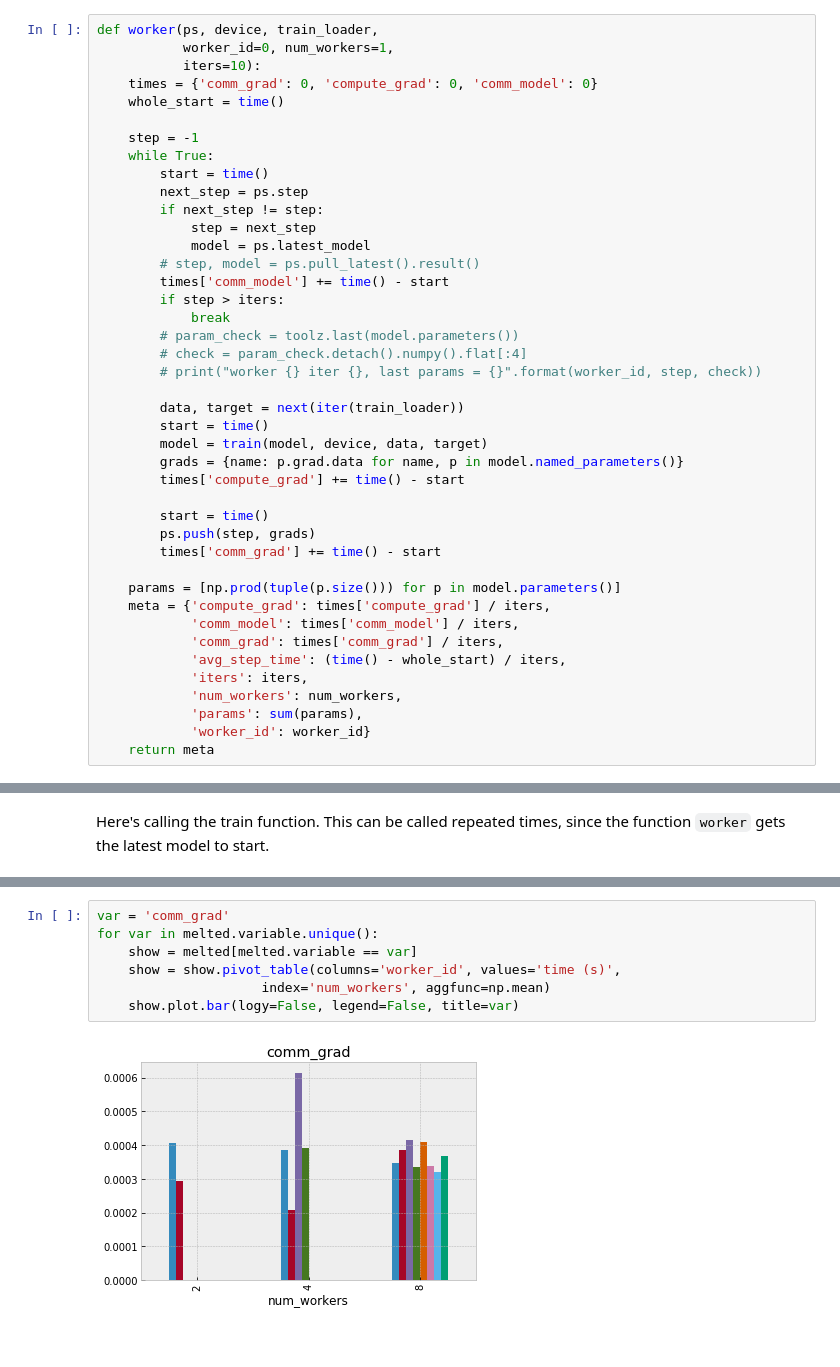
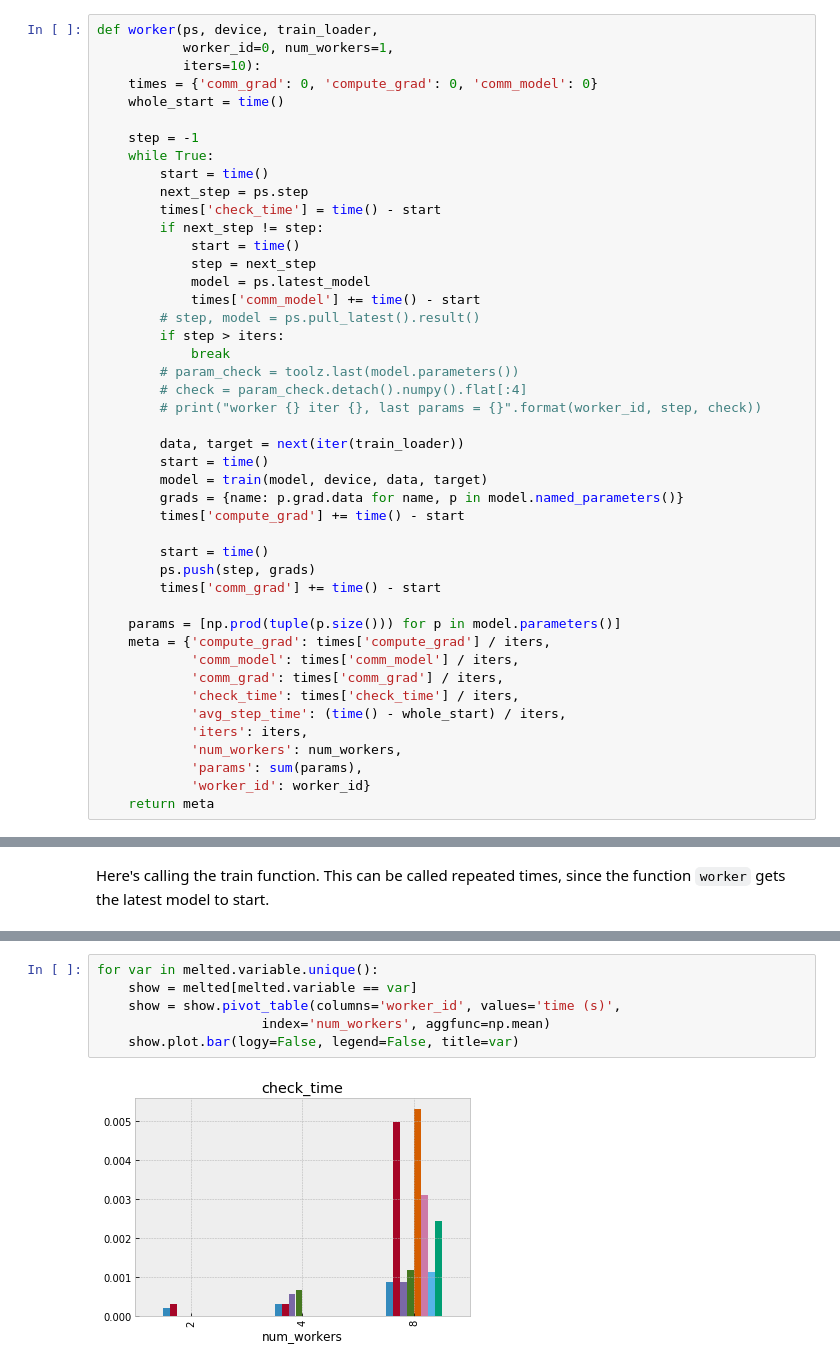
Before and after one commit to stsievert/dask-ps, a Jupyter notebook: Centralized-PS.ipynb, the cells around one changed output, grey strips where cells are left out. Cells and saved outputs as stored; diff of their text form.

```diff
--- a/Centralized-PS.ipynb
+++ b/Centralized-PS.ipynb
@@ -103,11 +103,13 @@ def worker(ps, device, train_loader,
     while True:
         start = time()
         next_step = ps.step
+        times['check_time'] = time() - start
         if next_step != step:
+            start = time()
             step = next_step
             model = ps.latest_model
+            times['comm_model'] += time() - start
         # step, model = ps.pull_latest().result()
-        times['comm_model'] += time() - start
         if step > iters:
             break
         # param_check = toolz.last(model.parameters())
@@ -128,6 +130,7 @@ def worker(ps, device, train_loader,
     meta = {'compute_grad': times['compute_grad'] / iters,
             'comm_model': times['comm_model'] / iters,
             'comm_grad': times['comm_grad'] / iters,
+            'check_time': times['check_time'] / iters,
             'avg_step_time': (time() - whole_start) / iters,
             'iters': iters,
             'num_workers': num_workers,
@@ -199,9 +202,8 @@ melted.head()
 # %%
-var = 'comm_grad'
 for var in melted.variable.unique():
     show = melted[melted.variable == var]
     show = show.pivot_table(columns='worker_id', values='time (s)',
                      index='num_workers', aggfunc=np.mean)
     show.plot.bar(logy=False, legend=False, title=var)
 # %% [output]
-[figure, old version]
+[figure, new version]
```
Also changed, not shown: parts of 4 cells of this notebook, 1 other file.
